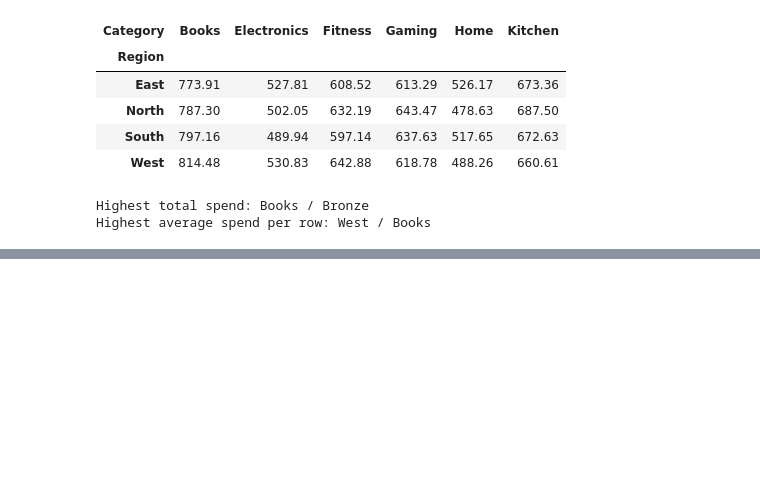
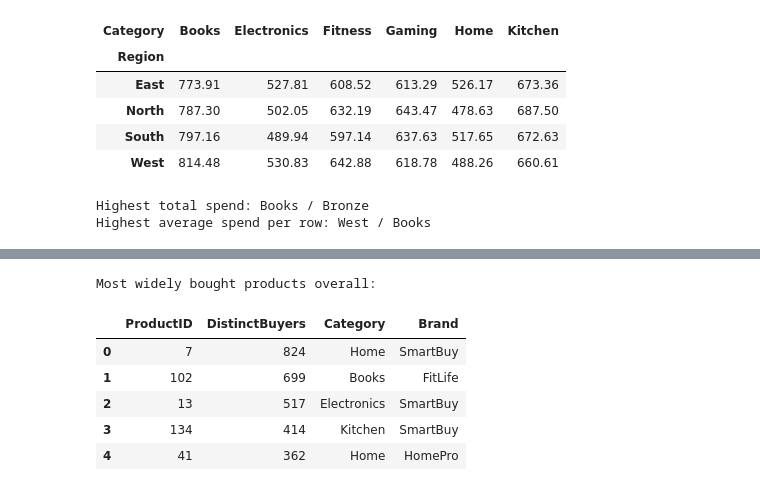
Before and after one commit to RyanMitchell8/Research-Analytics-Ca1, a Jupyter notebook: Ca1-folder/Task_2_Recommendation_System_Development.ipynb, the cells around one changed output, grey strips where cells are left out. Saved outputs shown, nothing was run; the diff lists cells and outputs as text; code cells hidden in the pictures; blank space fills up the shorter version.

Commit message:
The recommendation system is now step up

```diff
--- a/Ca1-folder/Task_2_Recommendation_System_Development.ipynb
+++ b/Ca1-folder/Task_2_Recommendation_System_Development.ipynb
@@ -680,0 +692,23 @@ Highest average spend per row: West / Books
+# %%
+product_lookup = products.set_index("ProductID")[["Category", "Brand"]]
+
+def add_product_details(scores, score_name):
+    """Return recommended products with category and brand beside the score."""
+    return scores.rename(score_name).to_frame().join(product_lookup).reset_index()
+
+def recommend_popular(customer_id, matrix=interaction_matrix, n=5):
+    """Top-n most widely bought products the customer has not bought."""
+    already_bought = matrix.columns[matrix.loc[customer_id] > 0]
+    buyers_per_product = (matrix > 0).sum().drop(already_bought)
+    return buyers_per_product.nlargest(n)
+
+print(f"Most widely bought products overall:")
+display(add_product_details((interaction_matrix > 0).sum().nlargest(5), "DistinctBuyers"))
+# %% [output]
+Most widely bought products overall:
+|  | ProductID | DistinctBuyers | Category | Brand |
+| 0 | 7 | 824 | Home | SmartBuy |
+| 1 | 102 | 699 | Books | FitLife |
+| 2 | 13 | 517 | Electronics | SmartBuy |
+| 3 | 134 | 414 | Kitchen | SmartBuy |
+| 4 | 41 | 362 | Home | HomePro |
```
Also changed, not shown: parts of 5 cells of this notebook.
